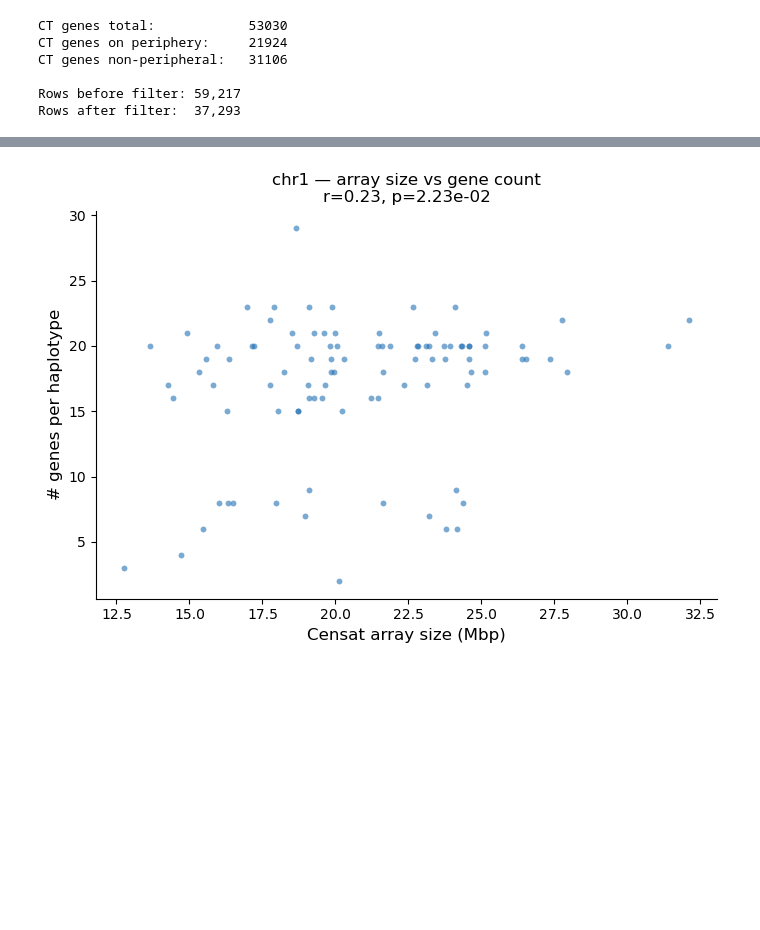
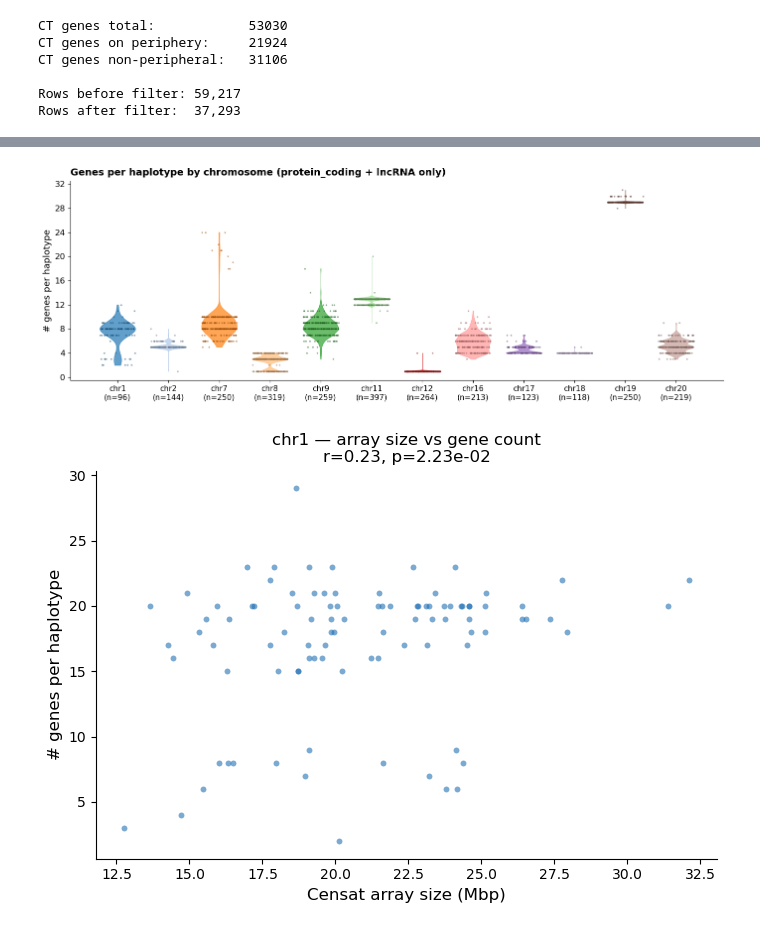
Before and after one commit to miramastoras/centrolign_analysis, a Jupyter notebook: analysis_notes/release2_QC_v2/notebooks/Fig1_genes_v3.ipynb, the cells around one changed output, grey strips where cells are left out. Saved outputs shown, nothing was run; the diff lists cells and outputs as text; code cells hidden in the pictures; blank space fills up the shorter version.

```diff
--- a/analysis_notes/release2_QC_v2/notebooks/Fig1_genes_v3.ipynb
+++ b/analysis_notes/release2_QC_v2/notebooks/Fig1_genes_v3.ipynb
@@ -349,3 +294,72 @@ plt.show()
+# %%
+### REMOVED  snoRNAs, snRNAs, miscRNAs, IG genes and rDNAs, as well as chroms with less than 20 samples having any genes per hap
+
+
+import matplotlib.pyplot as plt
+import matplotlib.ticker as ticker
+import matplotlib.colors as mcolors
+import matplotlib.cm as cm
+import numpy as np
+
+CHROM_ORDER = [f"chr{i}" for i in list(range(1, 23)) + ["X", "Y"]]
+
+annot_pc_lnc = annot_filt_clean[
+    annot_filt_clean["gene_biotype"].isin(["protein_coding", "lncRNA"])
+].copy()
+
+per_hap_chrom = (
+    annot_pc_lnc.groupby(["sample_id", "haplotype", "chrom"])
+    .size().reset_index(name="count")
+)
+
+chrom_n = per_hap_chrom.groupby("chrom").size()
+CHROM_ORDER = [c for c in CHROM_ORDER if chrom_n.get(c, 0) >= 20]
+
+chrom_colors = {chrom: cm.tab20(i % 20) for i, chrom in enumerate(CHROM_ORDER)}
+
+def darken(color, factor=0.6):
+    r, g, b, *a = mcolors.to_rgba(color)
+    return (r * factor, g * factor, b * factor, 1)
+
+def make_violin_panel(ax, data, x_col, x_order, title, color_map=None, default_color="#4E72A7"):
+    valid = [c for c in x_order if c in data[x_col].unique()]
+    for xi, cat in enumerate(valid):
+        vals  = data[data[x_col] == cat]["count"].values
+        color = color_map[cat] if color_map and cat in color_map else default_color
+        if len(vals) >= 3:
+            parts = ax.violinplot(vals, positions=[xi], widths=0.7,
+                                  showextrema=False, showmedians=False)
+            for pc in parts["bodies"]:
+                pc.set_facecolor(color)
+                pc.set_alpha(0.7)
+                pc.set_edgecolor(color)
+                pc.set_linewidth(0.8)
+        if len(vals) > 0:
+            dark   = darken(color)
+            jitter = np.random.uniform(-0.35, 0.35, size=len(vals))
+            ax.scatter(np.full(len(vals), xi) + jitter, vals,
+                       color=dark, alpha=0.5, s=6, linewidths=0, zorder=6)
+
+    ax.set_xticks(range(len(valid)))
+    xlabels = [f"{cat}\n(n={len(data[data[x_col]==cat])})" for cat in valid]
+    ax.set_xticklabels(xlabels, rotation=0, ha="center", fontsize=11)
+    ax.set_title(title, fontsize=14, fontweight="bold", pad=8, loc="left")
+    ax.set_ylabel("# genes per haplotype", fontsize=13)
+    ax.yaxis.set_major_locator(ticker.MaxNLocator(integer=True))
+    ax.spines[["top", "right"]].set_visible(False)
+    ax.tick_params(axis="y", labelsize=12)
+
+np.random.seed(42)
+fig, ax = plt.subplots(figsize=(14, 5))
+
+make_violin_panel(ax, per_hap_chrom, "chrom", CHROM_ORDER,
+                  "Genes per haplotype by chromosome (protein_coding + lncRNA only)",
+                  color_map=chrom_colors)
+
+plt.tight_layout()
+plt.show()
+# %% [output]
+[figure, added]
 # %%
 import scipy.stats as stats
 
```
Also changed, not shown: parts of 24 cells of this notebook, 5 other files.
